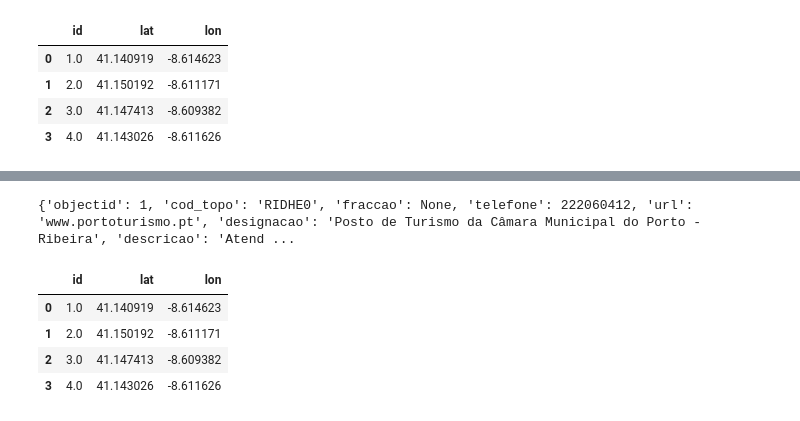
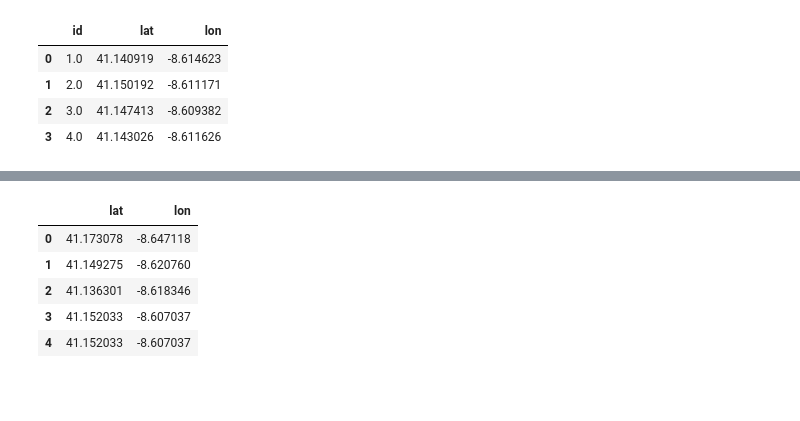
Before and after one commit to msramalho/hackacity2019, a Jupyter notebook: miguel_main.ipynb, the cells around one changed output, grey strips where cells are left out. Saved outputs shown, nothing was run; the diff lists cells and outputs as text; code cells hidden in the pictures; blank space fills up the shorter version.

```diff
--- a/miguel_main.ipynb
+++ b/miguel_main.ipynb
@@ -350,0 +361,2 @@ df.head()
+# %%
+df = pd.read_csv('alojamentos.csv', index_col=False).head()
@@ -358,19 +394,19 @@ NameError: name 'url' is not defined
 # %%
-def get_dataframe_paragens_tur():
-    url = next(get_dataset_info("postos-de-informacao-turistica-centroides"))
+def get_dataframe_paragens_poi():
+    url = next(get_dataset_info("porto-pontos-de-interesse"))
     paragens_metro = get_dataset_data_full(url)
-    df = pd.DataFrame(columns=["id", "lat", "lon"])
-    print(paragens_metro[0])
+    df = pd.DataFrame(columns=["lat", "lon"])
+    #print(paragens_metro[0])
     for i, a in enumerate(paragens_metro):
-         df.loc[i] = [a["objectid"], a["coordinates"][1], a["coordinates"][0]]
+         df.loc[i] = [a["lat"], a["lon"]]
     return df
-# %%
-tur = get_dataframe_paragens_tur()
-tur.head()
-# %% [output]
-{'objectid': 1, 'cod_topo': 'RIDHE0', 'fraccao': None, 'telefone': 222060412, 'url': 'www.portoturismo.pt', 'designacao': 'Posto de Turismo da Câmara Municipal do Porto - Ribeira', 'descricao': 'Atend ...
-|  | id | lat | lon |
-| 0 | 1.0 | 41.140919 | -8.614623 |
-| 1 | 2.0 | 41.150192 | -8.611171 |
-| 2 | 3.0 | 41.147413 | -8.609382 |
-| 3 | 4.0 | 41.143026 | -8.611626 |
+# %%
+poi = get_dataframe_paragens_poi()
+poi.head()
+# %% [output]
+|  | lat | lon |
+| 0 | 41.173078 | -8.647118 |
+| 1 | 41.149275 | -8.620760 |
+| 2 | 41.136301 | -8.618346 |
+| 3 | 41.152033 | -8.607037 |
+| 4 | 41.152033 | -8.607037 |
```
Also changed, not shown: parts of 11 cells of this notebook, 2 other files.
